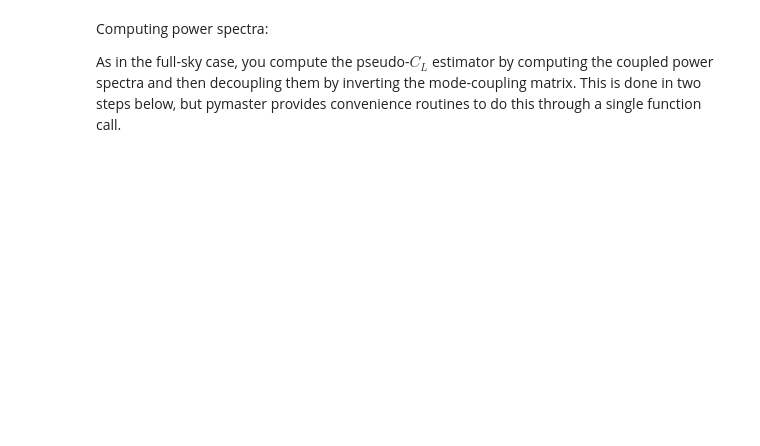
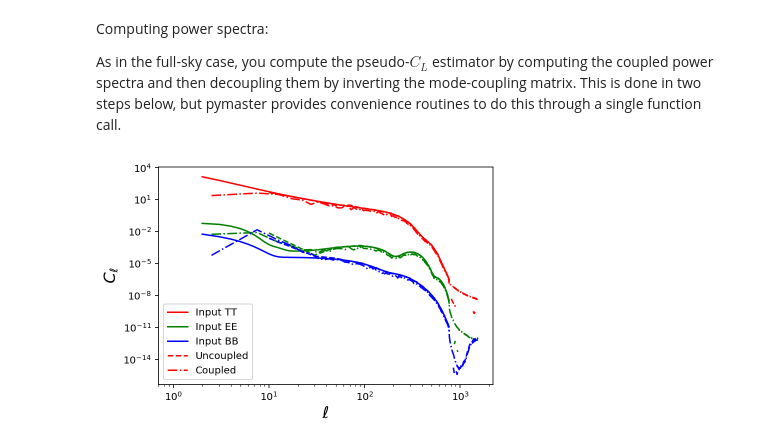
Before and after one commit to damonge/NaMaster, a Jupyter notebook: notebooks/flatfields.ipynb, the cells around one changed output. Drawn from its saved outputs; the diff is of its cells as text; code cells hidden in the pictures; blank space fills up the shorter version.

```diff
--- a/notebooks/flatfields.ipynb
+++ b/notebooks/flatfields.ipynb
@@ -98,3 +101,5 @@ You can get the list of ells at which this is done by calling the following func
+# %%
+ells_coupled = f0.get_ell_sampling()
 # %% [markdown]
 Bins:
 
@@ -145,13 +151,20 @@ cl22_uncoupled = w22.decouple_cell(cl22_coupled)
 # %%
 # Let's look at the results!
 plt.figure()
 plt.plot(l, cl_tt, 'r-', label='Input TT')
 plt.plot(l, cl_ee, 'g-', label='Input EE')
 plt.plot(l, cl_bb, 'b-', label='Input BB')
 plt.plot(ells_uncoupled, cl00_uncoupled[0], 'r--', label='Uncoupled')
 plt.plot(ells_coupled, cl00_coupled[0], 'r-.', label='Coupled')
 plt.plot(ells_uncoupled, cl22_uncoupled[0], 'g--')
 plt.plot(ells_coupled, cl22_coupled[0], 'g-.')
 plt.plot(ells_uncoupled, cl22_uncoupled[3], 'b--')
 plt.plot(ells_coupled, cl22_coupled[3], 'b-.')
-plt.loglog()
+plt.loglog();
+
+# labels & legend
+plt.legend()
+plt.xlabel('$\\ell$',fontsize=16)
+plt.ylabel('$C_\\ell$',fontsize=16);
+# %% [output]
+[figure, added]
```
Also changed, not shown: parts of 7 cells of this notebook, 7 other files.
